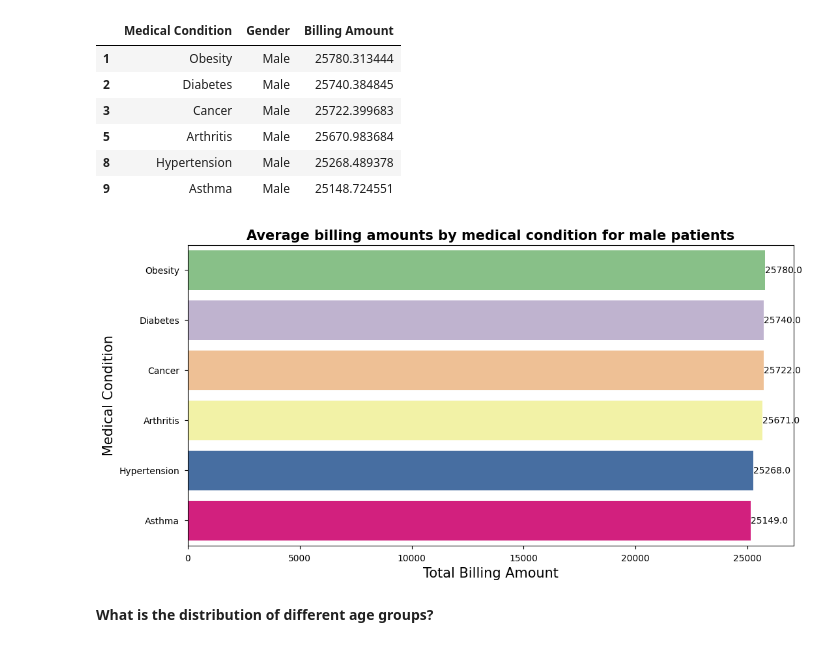
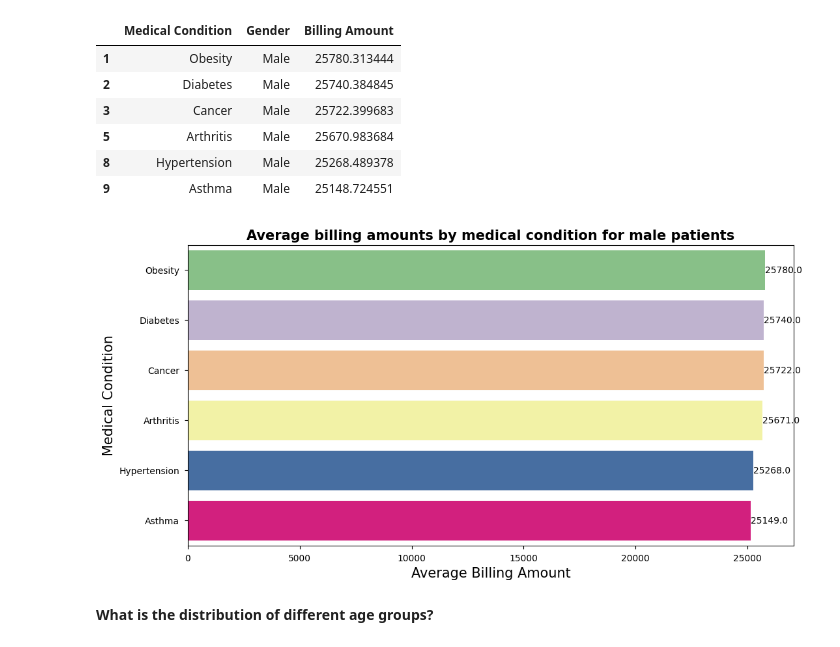
Before and after one commit to tahmidkhan99/Healthcare-EDA, a Jupyter notebook: healthcare_EDA.ipynb, the cells around one changed output. Drawn from its saved outputs; the diff is of its cells as text; code cells hidden in the pictures.

```diff
--- a/healthcare_EDA.ipynb
+++ b/healthcare_EDA.ipynb
@@ -397,24 +397,23 @@ medical_male_billing
 | 8 | Hypertension | Male | 25268.489378 |
 | 9 | Asthma | Male | 25148.724551 |
 # %%
-#plotting bar graph to find top 20 doctos by billing
 plt.figure(figsize =(12,6))
 sns.barplot(x= medical_male_billing['Billing Amount'],
             y= medical_male_billing['Medical Condition'],
             palette="Accent")
 
 for index, value in enumerate(medical_male_billing['Billing Amount']):
   plt.text(value,index,str(round(value, 0)), fontsize = 10, va = 'center')
 
 #Adding labels and title
-plt.xlabel('Total Billing Amount',fontsize = 15)
+plt.xlabel('Average Billing Amount',fontsize = 15)
 plt.ylabel('Medical Condition',fontsize = 15)
 plt.xticks(fontsize = 10)
 plt.yticks(fontsize = 10)
 plt.title('Average billing amounts by medical condition for male patients',fontsize = 15, weight = 'bold')
 plt.show()
 # %% [output]
-[figure, old version]
+[figure, new version]
 # %% [markdown]
 **What is the distribution of different age groups?**
 # %%
```
